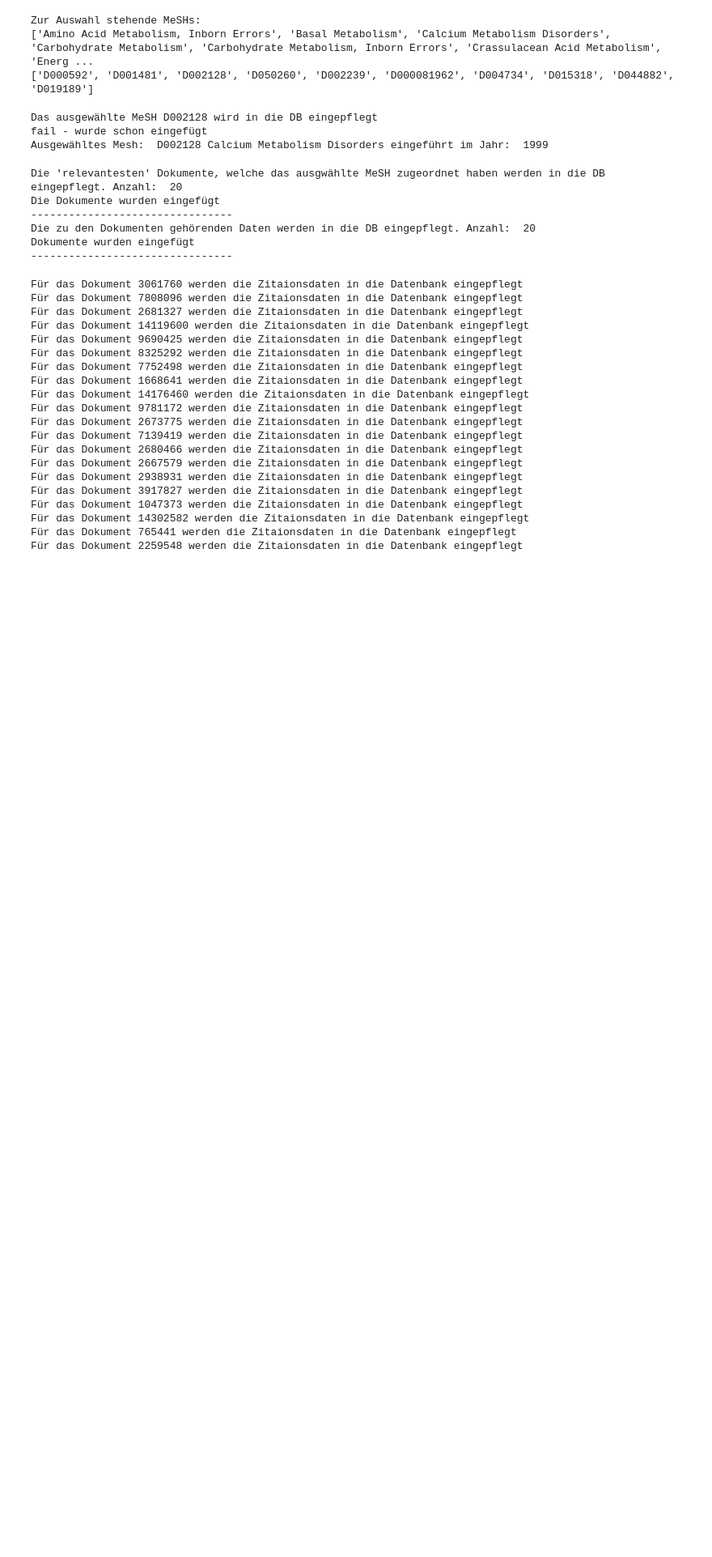
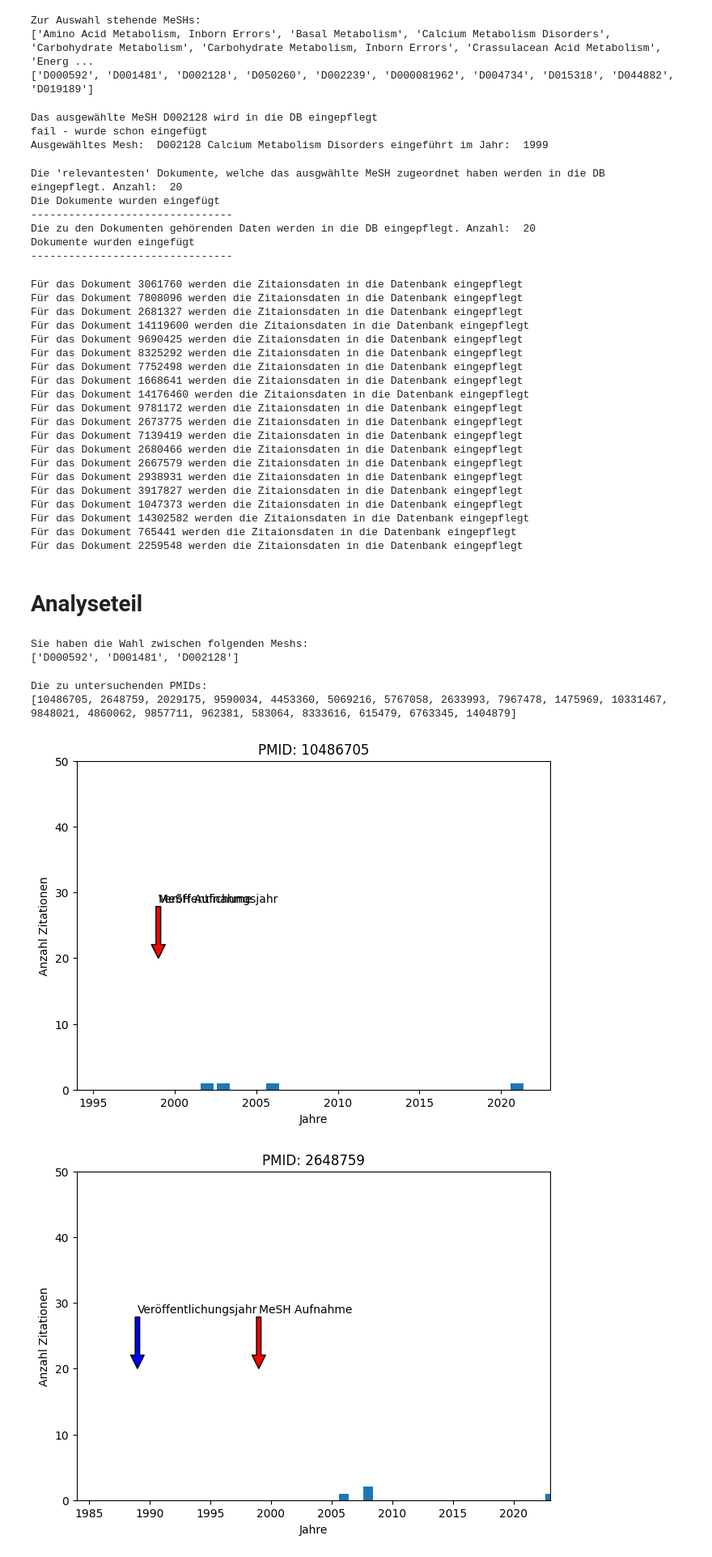
Before and after one commit to Johanna0999/MA_Code, a Jupyter notebook: efficient.ipynb, the cells around one changed output. Shown at 81% size. Drawn from its saved outputs; the diff is of its cells as text; code cells hidden in the pictures; blank space fills up the shorter version.

Commit message:
Visualisierung der Zitationen pro Jahr

```diff
--- a/efficient.ipynb
+++ b/efficient.ipynb
@@ -224,3 +224,59 @@ Für das Dokument 1047373 werden die Zitaionsdaten in die Datenbank eingepflegt
 Für das Dokument 14302582 werden die Zitaionsdaten in die Datenbank eingepflegt
 Für das Dokument 765441 werden die Zitaionsdaten in die Datenbank eingepflegt
 Für das Dokument 2259548 werden die Zitaionsdaten in die Datenbank eingepflegt
+# %% [markdown]
+# Analyseteil
+# %%
+cur.execute("SELECT DISTINCT UI FROM Mesh")
+meshs = [x[0] for x in cur.fetchall()]
+print("Sie haben die Wahl zwischen folgenden Meshs:")
+print(meshs)
+# %% [output]
+Sie haben die Wahl zwischen folgenden Meshs:
+['D000592', 'D001481', 'D002128']
+# %%
+meshIndex_vis = 0 #TODO: Auswählen
+cur.execute("SELECT PMID FROM Mesh_PMID WHERE UI = '" + str(meshs[meshIndex_vis])+ "'")
+pmids_vis = [x[0] for x in cur.fetchall()]
+print("Die zu untersuchenden PMIDs: ")
+print(pmids_vis)
+# %% [output]
+Die zu untersuchenden PMIDs:
+[10486705, 2648759, 2029175, 9590034, 4453360, 5069216, 5767058, 2633993, 7967478, 1475969, 10331467, 9848021, 4860062, 9857711, 962381, 583064, 8333616, 615479, 6763345, 1404879]
+# %%
+for pmid in pmids_vis:
+    # print("PMID: ", pmid)
+    cur.execute("SELECT Jahr, Anzahl FROM Zitationen WHERE PMID = '" + str(pmid)+ "'")
+    data = cur.fetchall()
+    jahre = [x[0] for x in data]
+    anzahl = [x[1] for x in data]
+    cur.execute("SELECT pubyear FROM Dokumente WHERE PMID = '" + str(pmid)+ "'")
+    data = cur.fetchall()
+    pubDate = data[0][0]
+    cur.execute("SELECT jahr FROM Mesh WHERE UI = '" + str(meshs[meshIndex_vis])+ "'")
+    data = cur.fetchall()
+    meshDate = data[0][0]
+    if len(jahre) != 0:
+        fig, ax = plt.subplots(layout="constrained")
+        ax.set_ylabel("Anzahl Zitationen")
+        ax.set_xlabel("Jahre")
+        ax.set_title("PMID: " + str(pmid))
+        ax.set_xlim(min(pubDate, meshDate)-5, 2023)
+        ax.set_ylim(0, 50)
+        ax.bar(jahre, anzahl)
+        ax.annotate("Veröffentlichungsjahr",
+            xy=(pubDate, 20),
+            xycoords="data",
+            xytext=(0, 50),
+            textcoords="offset points",
+            arrowprops=dict(facecolor="blue"))
+        ax.annotate("MeSH Aufnahme",
+            xy=(meshDate, 20),
+            xycoords="data",
+            xytext=(0, 50),
+            textcoords="offset points",
+            arrowprops=dict(facecolor="red"))
+        ax.plot()
+# %% [output]
+[figure, added]
+[figure, added]
```
Also changed, not shown: parts of 1 cell of this notebook.
